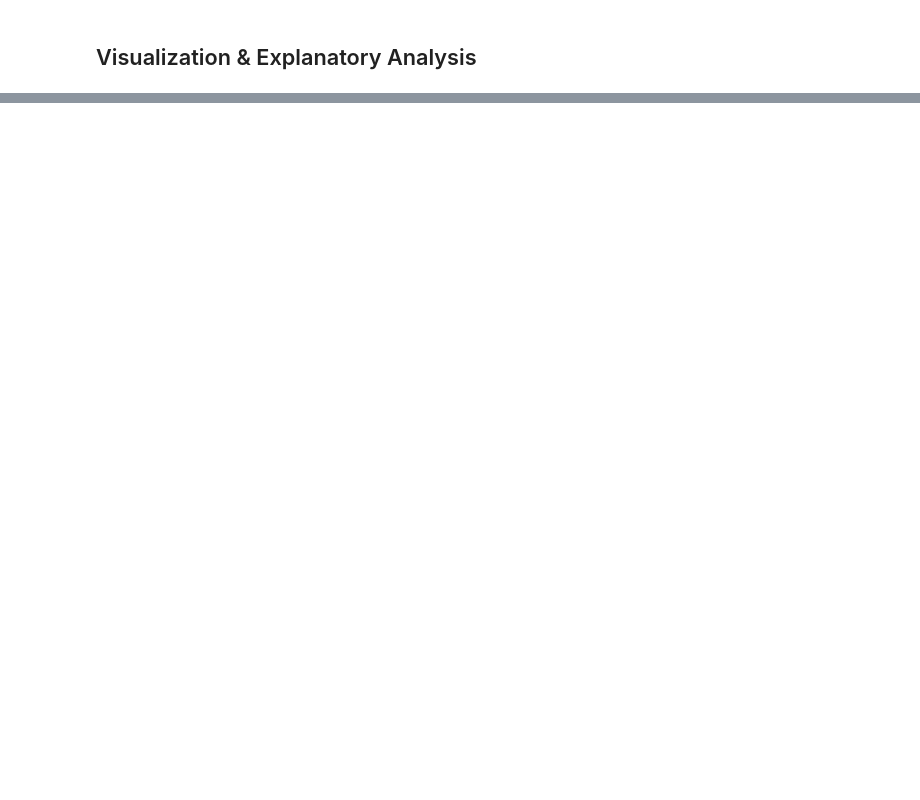
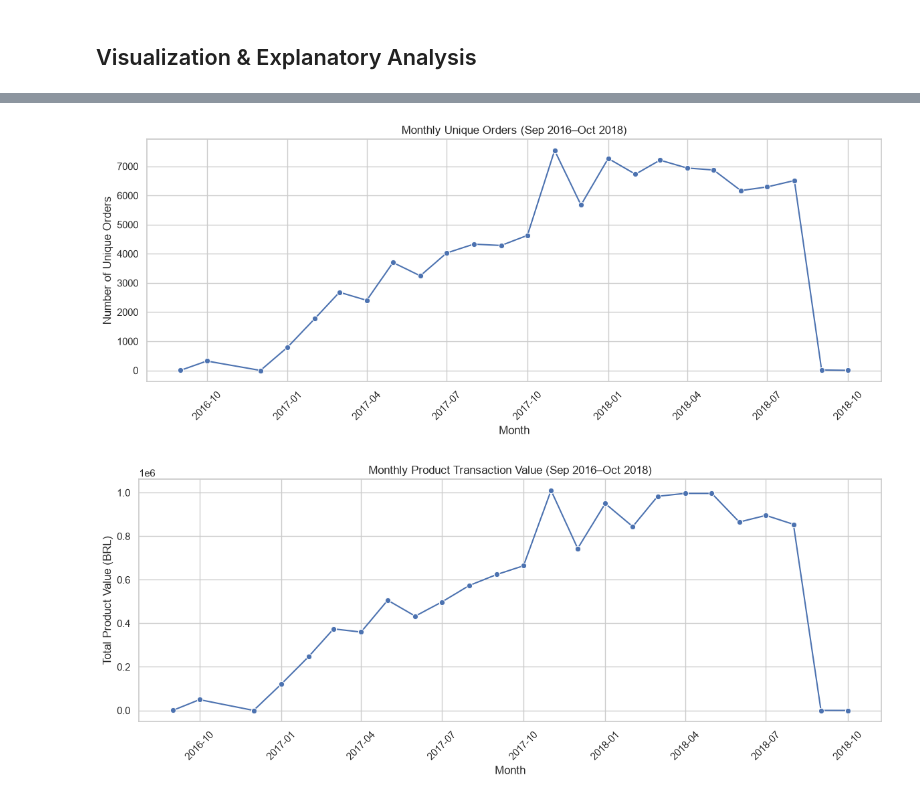
Before and after one commit to 24031554030-source/analisis-data-dicoding-task, a Jupyter notebook: notebook.ipynb, the cells around one changed output, grey strips where cells are left out. Cells and saved outputs as stored; diff of their text form; code cells hidden in the pictures; blank space fills up the shorter version.

```diff
--- a/notebook.ipynb
+++ b/notebook.ipynb
@@ -84,0 +125,16 @@ customers: (99441, 5)
+# %%
+from pathlib import Path
+import pandas as pd
+import numpy as np
+
+# Menentukan lokasi folder data
+DATA_DIR = Path("data")
+
+# Memuat seluruh dataset yang akan digunakan
+df1 = pd.read_csv(DATA_DIR / "data_1.csv")
+df2 = pd.read_csv(DATA_DIR / "data_2.csv")
+
+# Menampilkan konfirmasi proses loading
+print("Dataset berhasil dimuat!")
+print(f"Data 1: {df1.shape[0]:,} baris dan {df1.shape[1]} kolom")
+print(f"Data 2: {df2.shape[0]:,} baris dan {df2.shape[1]} kolom")
@@ -710,0 +740,62 @@ Kesimpulan akhir mengenai bulan dengan performa tertinggi, selisih skor ulasan,
+# %%
+import pandas as pd
+import matplotlib.pyplot as plt
+import seaborn as sns
+
+# Gunakan dataframe bulanan yang sudah tersedia
+df_trend = df1_clean.copy()
+
+# Pastikan format tanggal dan nilai numerik benar
+df_trend["purchase_month"] = pd.to_datetime(
+    df_trend["purchase_month"], errors="coerce"
+)
+df_trend["orders"] = pd.to_numeric(
+    df_trend["orders"], errors="coerce"
+)
+df_trend["revenue"] = pd.to_numeric(
+    df_trend["revenue"], errors="coerce"
+)
+
+# Filter periode September 2016–Oktober 2018
+df_trend = df_trend[
+    df_trend["purchase_month"].between(
+        "2016-09-01", "2018-10-31"
+    )
+].dropna(
+    subset=["purchase_month", "orders", "revenue"]
+).sort_values("purchase_month")
+
+sns.set_theme(style="whitegrid")
+
+# Visualisasi jumlah pesanan unik
+plt.figure(figsize=(12, 5))
+sns.lineplot(
+    data=df_trend,
+    x="purchase_month",
+    y="orders",
+    marker="o"
+)
+plt.title("Monthly Unique Orders (Sep 2016–Oct 2018)")
+plt.xlabel("Month")
+plt.ylabel("Number of Unique Orders")
+plt.xticks(rotation=45)
+plt.tight_layout()
+plt.show()
+
+# Visualisasi total nilai produk
+plt.figure(figsize=(12, 5))
+sns.lineplot(
+    data=df_trend,
+    x="purchase_month",
+    y="revenue",
+    marker="o"
+)
+plt.title("Monthly Product Transaction Value (Sep 2016–Oct 2018)")
+plt.xlabel("Month")
+plt.ylabel("Total Product Value (BRL)")
+plt.xticks(rotation=45)
+plt.tight_layout()
+plt.show()
+# %% [output]
+[figure, added]
+[figure, added]
```
Also changed, not shown: parts of 45 cells of this notebook, 2 other files.
